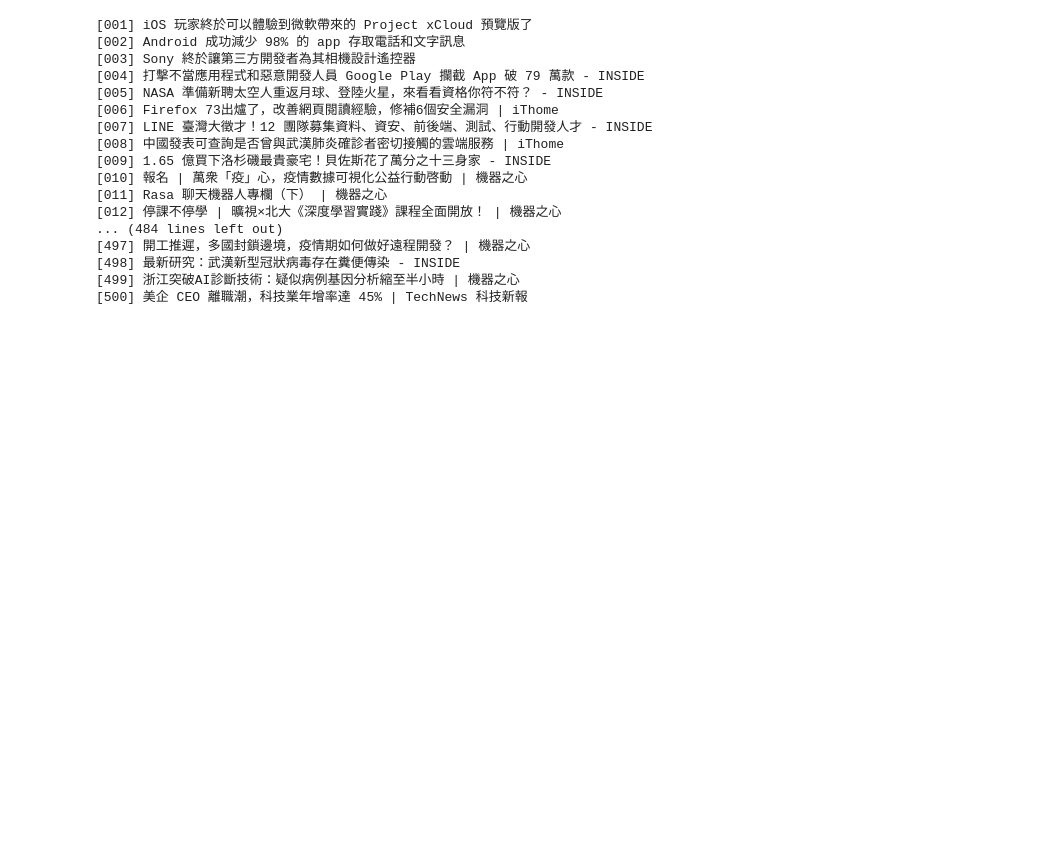
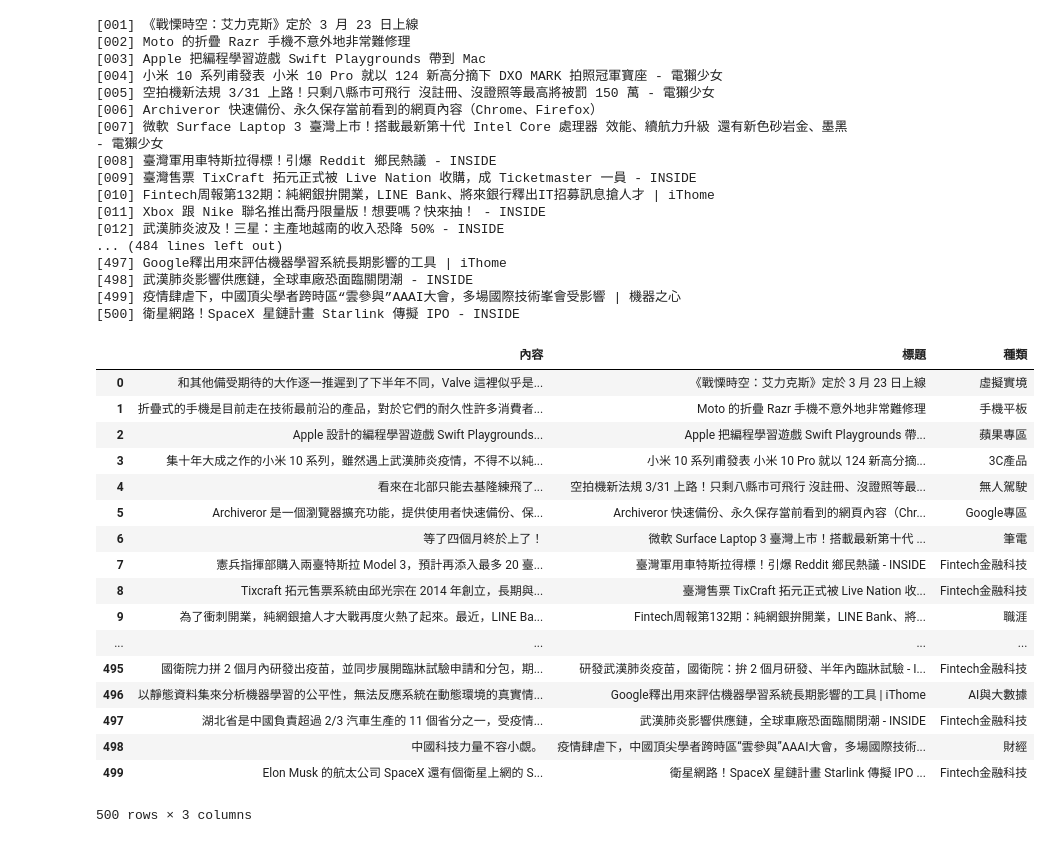
Before and after one commit to Ether-YiTseWu/1st-PyCrawlerMarathon, a Jupyter notebook: final project/Final Project.ipynb, the cells around one changed output. Saved outputs shown, nothing was run; the diff lists cells and outputs as text; code cells hidden in the pictures; blank space fills up the shorter version.

```diff
--- a/final project/Final Project.ipynb
+++ b/final project/Final Project.ipynb
@@ -25,9 +25,8 @@ browser.get(url)
 time.sleep(5)
 
 count = 1
+summarylist = []
 titlelist = []
-contentlist = []
-sourcelist = []
 while (count <= 500) :
     html_source = browser.page_source
     soup = BeautifulSoup(html_source, "html5lib")
@@ -42,35 +41,59 @@ while (count <= 500) :
         # 防止爬到重複的文章
         if title not in titlelist:
             printNUM(count, title)
-            count += 1
             # 將各資料存進list以供後續分析
             titlelist.append(title)
-            contentlist.append(content)
-            sourcelist.append(source)
-
+            summarylist.append({'種類': source,
+                                '標題': title,
+                                '內容': content})
+            # count表文章爬到的數目
+            count += 1
         # 停止條件，抓到500篇文章即終止程式
         if count == 501:
             break
 
-    # 繼續往下滑
+    # 將網頁繼續向下滑
     time.sleep(0.7)
     browser.execute_script("window.scrollTo(0, 1000000);")
 # %% [output]
-[001] iOS 玩家終於可以體驗到微軟帶來的 Project xCloud 預覽版了
-[002] Android 成功減少 98% 的 app 存取電話和文字訊息
-[003] Sony 終於讓第三方開發者為其相機設計遙控器
-[004] 打擊不當應用程式和惡意開發人員 Google Play 攔截 App 破 79 萬款 - INSIDE
-[005] NASA 準備新聘太空人重返月球、登陸火星，來看看資格你符不符？ - INSIDE
-[006] Firefox 73出爐了，改善網頁閱讀經驗，修補6個安全漏洞 | iThome
-[007] LINE 臺灣大徵才！12 團隊募集資料、資安、前後端、測試、行動開發人才 - INSIDE
-[008] 中國發表可查詢是否曾與武漢肺炎確診者密切接觸的雲端服務 | iThome
-[009] 1.65 億買下洛杉磯最貴豪宅！貝佐斯花了萬分之十三身家 - INSIDE
-[010] 報名 | 萬衆「疫」心，疫情數據可視化公益行動啓動 | 機器之心
-[011] Rasa 聊天機器人專欄（下） | 機器之心
-[012] 停課不停學 | 曠視×北大《深度學習實踐》課程全面開放！ | 機器之心
+[001] 《戰慄時空：艾力克斯》定於 3 月 23 日上線
+[002] Moto 的折疊 Razr 手機不意外地非常難修理
+[003] Apple 把編程學習遊戲 Swift Playgrounds 帶到 Mac
+[004] 小米 10 系列甫發表 小米 10 Pro 就以 124 新高分摘下 DXO MARK 拍照冠軍寶座 - 電獺少女
+[005] 空拍機新法規 3/31 上路！只剩八縣市可飛行 沒註冊、沒證照等最高將被罰 150 萬 - 電獺少女
+[006] Archiveror 快速備份、永久保存當前看到的網頁內容（Chrome、Firefox）
+[007] 微軟 Surface Laptop 3 臺灣上市！搭載最新第十代 Intel Core 處理器 效能、續航力升級 還有新色砂岩金、墨黑 - 電獺少女
+[008] 臺灣軍用車特斯拉得標！引爆 Reddit 鄉民熱議 - INSIDE
+[009] 臺灣售票 TixCraft 拓元正式被 Live Nation 收購，成 Ticketmaster 一員 - INSIDE
+[010] Fintech周報第132期：純網銀拚開業，LINE Bank、將來銀行釋出IT招募訊息搶人才 | iThome
+[011] Xbox 跟 Nike 聯名推出喬丹限量版！想要嗎？快來抽！ - INSIDE
+[012] 武漢肺炎波及！三星：主產地越南的收入恐降 50% - INSIDE
 ... (484 lines left out)
-[497] 開工推遲，多國封鎖邊境，疫情期如何做好遠程開發？ | 機器之心
-[498] 最新研究：武漢新型冠狀病毒存在糞便傳染 - INSIDE
-[499] 浙江突破AI診斷技術：疑似病例基因分析縮至半小時 | 機器之心
-[500] 美企 CEO 離職潮，科技業年增率達 45% | TechNews 科技新報
+[497] Google釋出用來評估機器學習系統長期影響的工具 | iThome
+[498] 武漢肺炎影響供應鏈，全球車廠恐面臨關閉潮 - INSIDE
+[499] 疫情肆虐下，中國頂尖學者跨時區“雲參與”AAAI大會，多場國際技術峯會受影響 | 機器之心
+[500] 衛星網路！SpaceX 星鏈計畫 Starlink 傳擬 IPO - INSIDE
+# %%
+# 將summarylist變成Df格式並顯示
+summaryDf = pd.DataFrame(summarylist)
+summaryDf
+# %% [output]
+|  | 內容 | 標題 | 種類 |
+| 0 | 和其他備受期待的大作逐一推遲到了下半年不同，Valve 這裡似乎是... | 《戰慄時空：艾力克斯》定於 3 月 23 日上線 | 虛擬實境 |
+| 1 | 折疊式的手機是目前走在技術最前沿的產品，對於它們的耐久性許多消費者... | Moto 的折疊 Razr 手機不意外地非常難修理 | 手機平板 |
+| 2 | Apple 設計的編程學習遊戲 Swift Playgrounds... | Apple 把編程學習遊戲 Swift Playgrounds 帶... | 蘋果專區 |
+| 3 | 集十年大成之作的小米 10 系列，雖然遇上武漢肺炎疫情，不得不以純... | 小米 10 系列甫發表 小米 10 Pro 就以 124 新高分摘... | 3C產品 |
+| 4 | 看來在北部只能去基隆練飛了... | 空拍機新法規 3/31 上路！只剩八縣市可飛行 沒註冊、沒證照等最... | 無人駕駛 |
+| 5 | Archiveror 是一個瀏覽器擴充功能，提供使用者快速備份、保... | Archiveror 快速備份、永久保存當前看到的網頁內容（Chr... | Google專區 |
+| 6 | 等了四個月終於上了！ | 微軟 Surface Laptop 3 臺灣上市！搭載最新第十代 ... | 筆電 |
+| 7 | 憲兵指揮部購入兩臺特斯拉 Model 3，預計再添入最多 20 臺... | 臺灣軍用車特斯拉得標！引爆 Reddit 鄉民熱議 - INSIDE | Fintech金融科技 |
+| 8 | Tixcraft 拓元售票系統由邱光宗在 2014 年創立，長期與... | 臺灣售票 TixCraft 拓元正式被 Live Nation 收... | Fintech金融科技 |
+| 9 | 為了衝刺開業，純網銀搶人才大戰再度火熱了起來。最近，LINE Ba... | Fintech周報第132期：純網銀拚開業，LINE Bank、將... | 職涯 |
+| ... | ... | ... | ... |
+| 495 | 國衛院力拼 2 個月內研發出疫苗，並同步展開臨牀試驗申請和分包，期... | 研發武漢肺炎疫苗，國衛院：拚 2 個月研發、半年內臨牀試驗 - I... | Fintech金融科技 |
+| 496 | 以靜態資料集來分析機器學習的公平性，無法反應系統在動態環境的真實情... | Google釋出用來評估機器學習系統長期影響的工具 | iThome | AI與大數據 |
+| 497 | 湖北省是中國負責超過 2/3 汽車生產的 11 個省分之一，受疫情... | 武漢肺炎影響供應鏈，全球車廠恐面臨關閉潮 - INSIDE | Fintech金融科技 |
+| 498 | 中國科技力量不容小覷。 | 疫情肆虐下，中國頂尖學者跨時區“雲參與”AAAI大會，多場國際技術... | 財經 |
+| 499 | Elon Musk 的航太公司 SpaceX 還有個衛星上網的 S... | 衛星網路！SpaceX 星鏈計畫 Starlink 傳擬 IPO ... | Fintech金融科技 |
+500 rows × 3 columns
 # %%
```
Also changed, not shown: parts of 3 cells of this notebook.
